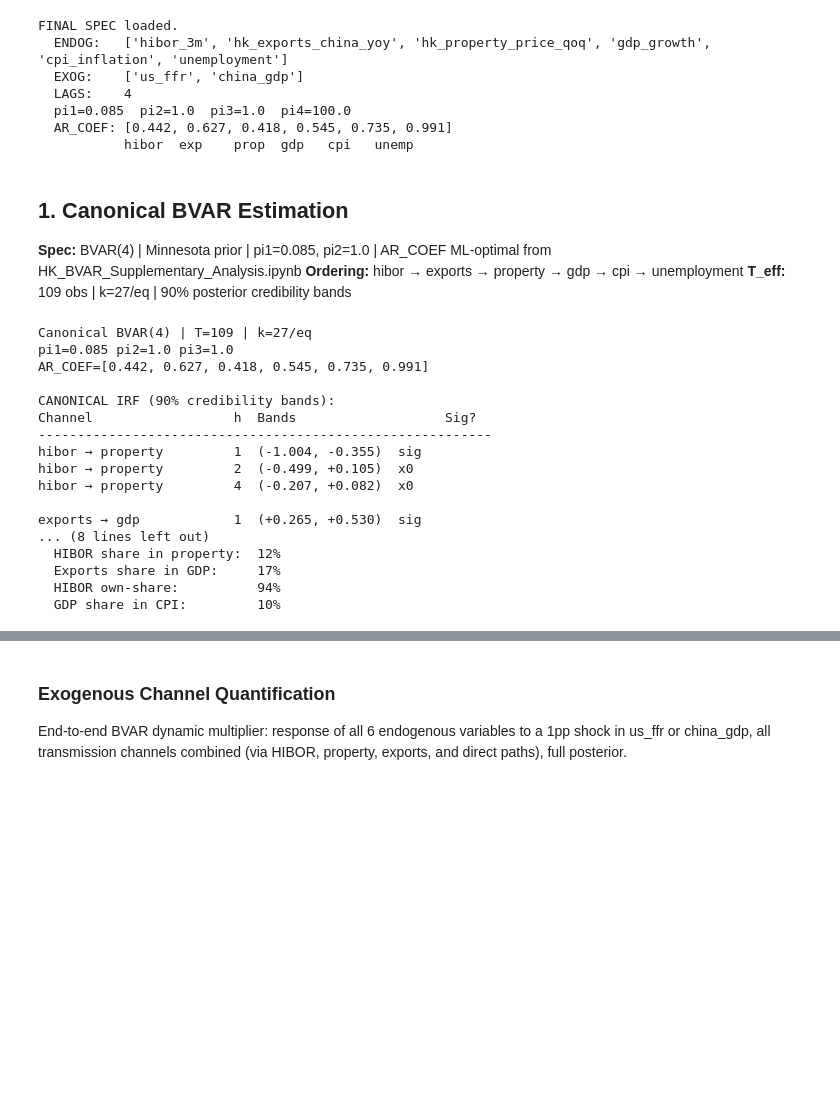
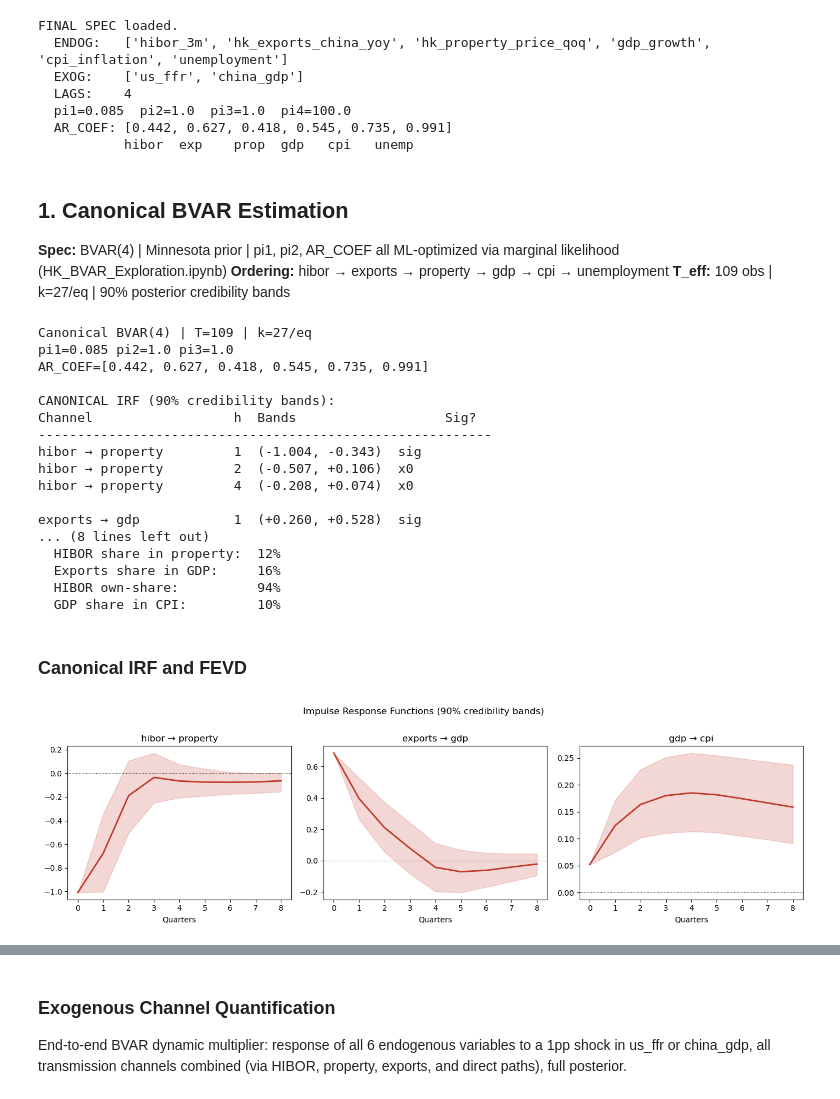
Before and after one commit to 4minutes-chung/Hong-Kong, a Jupyter notebook: HK_BVAR_Final.ipynb, the cells around one changed output, grey strips where cells are left out. Drawn from its saved outputs; the diff is of its cells as text; code cells hidden in the pictures; blank space fills up the shorter version.

```diff
--- a/HK_BVAR_Final.ipynb
+++ b/HK_BVAR_Final.ipynb
@@ -77,7 +79,7 @@ FINAL SPEC loaded.
 # %% [markdown]
 ## 1. Canonical BVAR Estimation
 
-**Spec:** BVAR(4) | Minnesota prior | pi1=0.085, pi2=1.0 | AR_COEF ML-optimal from HK_BVAR_Supplementary_Analysis.ipynb
+**Spec:** BVAR(4) | Minnesota prior | pi1, pi2, AR_COEF all ML-optimized via marginal likelihood (HK_BVAR_Exploration.ipynb)
 **Ordering:** hibor → exports → property → gdp → cpi → unemployment
 **T_eff:** 109 obs | k=27/eq | 90% posterior credibility bands
 # %%
@@ -90,7 +92,7 @@ bvar_canonical = MinnesotaBayesianVar(
     endogenous=Y, exogenous=X, lags=LAGS,
     pi1=PI1, pi2=PI2, pi3=PI3,
     ar_coefficients=AR_COEF,           # ML-optimal delta, hibor-first order
-    iterations=3000, credibility_level=0.90, verbose=False
+    iterations=2000, credibility_level=0.90, verbose=False
 )
 bvar_canonical.estimate()
 print(f'Canonical BVAR(4) | T={bvar_canonical.T} | k={bvar_canonical.k}/eq')
@@ -130,13 +132,30 @@ AR_COEF=[0.442, 0.627, 0.418, 0.545, 0.735, 0.991]
 CANONICAL IRF (90% credibility bands):
 Channel                  h  Bands                   Sig?
 ----------------------------------------------------------
-hibor → property         1  (-1.004, -0.355)  sig
-hibor → property         2  (-0.499, +0.105)  x0
-hibor → property         4  (-0.207, +0.082)  x0
+hibor → property         1  (-1.004, -0.343)  sig
+hibor → property         2  (-0.507, +0.106)  x0
+hibor → property         4  (-0.208, +0.074)  x0
 
-exports → gdp            1  (+0.265, +0.530)  sig
+exports → gdp            1  (+0.260, +0.528)  sig
 ... (8 lines left out)
   HIBOR share in property:  12%
-  Exports share in GDP:     17%
+  Exports share in GDP:     16%
   HIBOR own-share:          94%
   GDP share in CPI:         10%
+# %% [markdown]
+### Canonical IRF and FEVD
+# %%
+t = np.arange(9)
+fig, axes = plt.subplots(1, 3, figsize=(14, 4))
+for ax, (imp, resp, title) in zip(axes, channels):
+    ax.plot(t, irf_can[resp, imp, :, 0], color='#c0392b', lw=2)
+    ax.fill_between(t, irf_can[resp, imp, :, 1], irf_can[resp, imp, :, 2], alpha=0.2, color='#c0392b')
+    ax.axhline(0, color='k', lw=0.7, ls=':')
+    ax.set_title(title)
+    ax.set_xlabel('Quarters')
+fig.suptitle('Impulse Response Functions (90% credibility bands)', y=1.01)
+plt.tight_layout()
+plt.savefig('output/phase9a_canonical_irf.png', dpi=150, bbox_inches='tight')
+plt.show()
+# %% [output]
+[figure, added]
```
Also changed, not shown: parts of 26 cells of this notebook, 23 other files.
